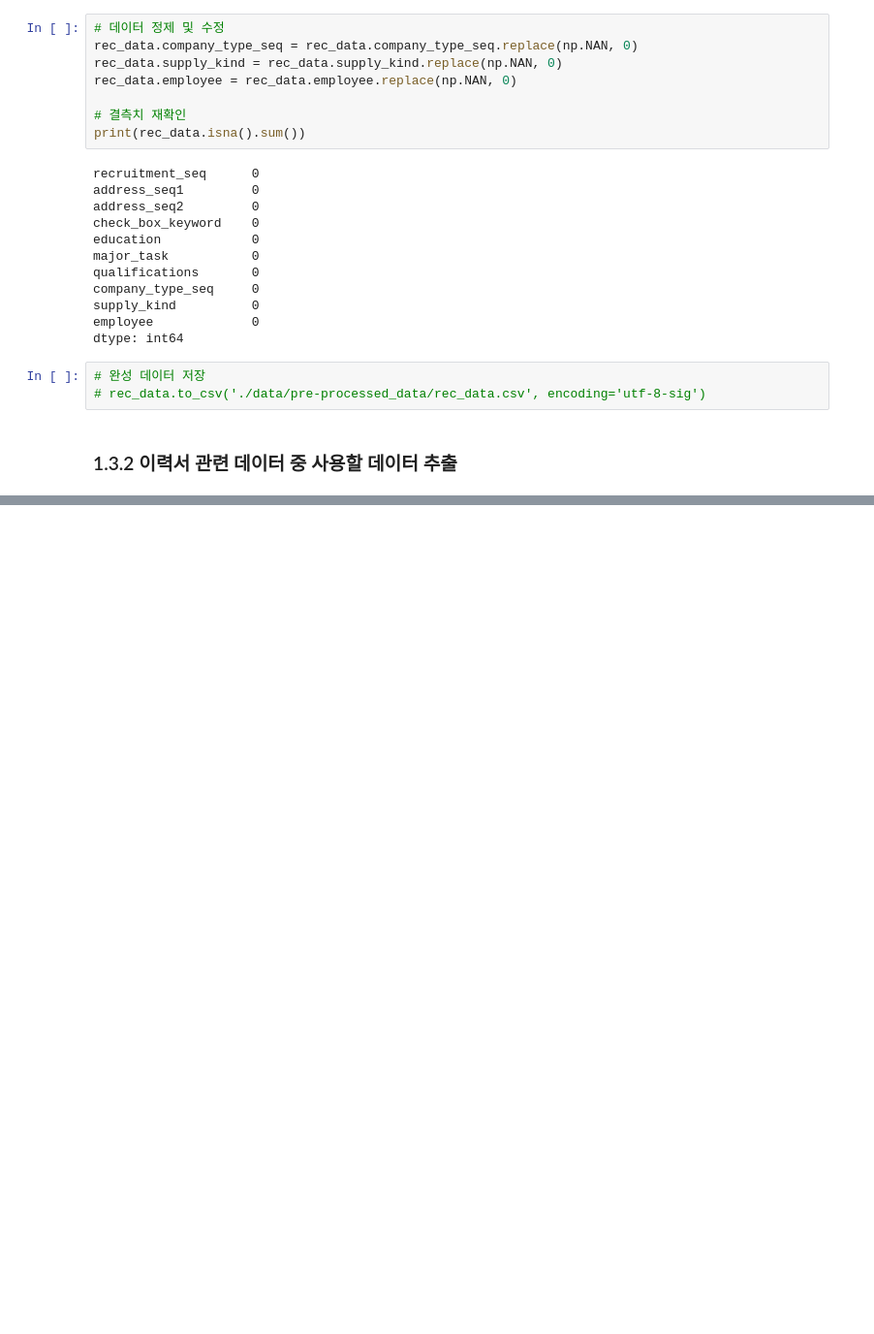
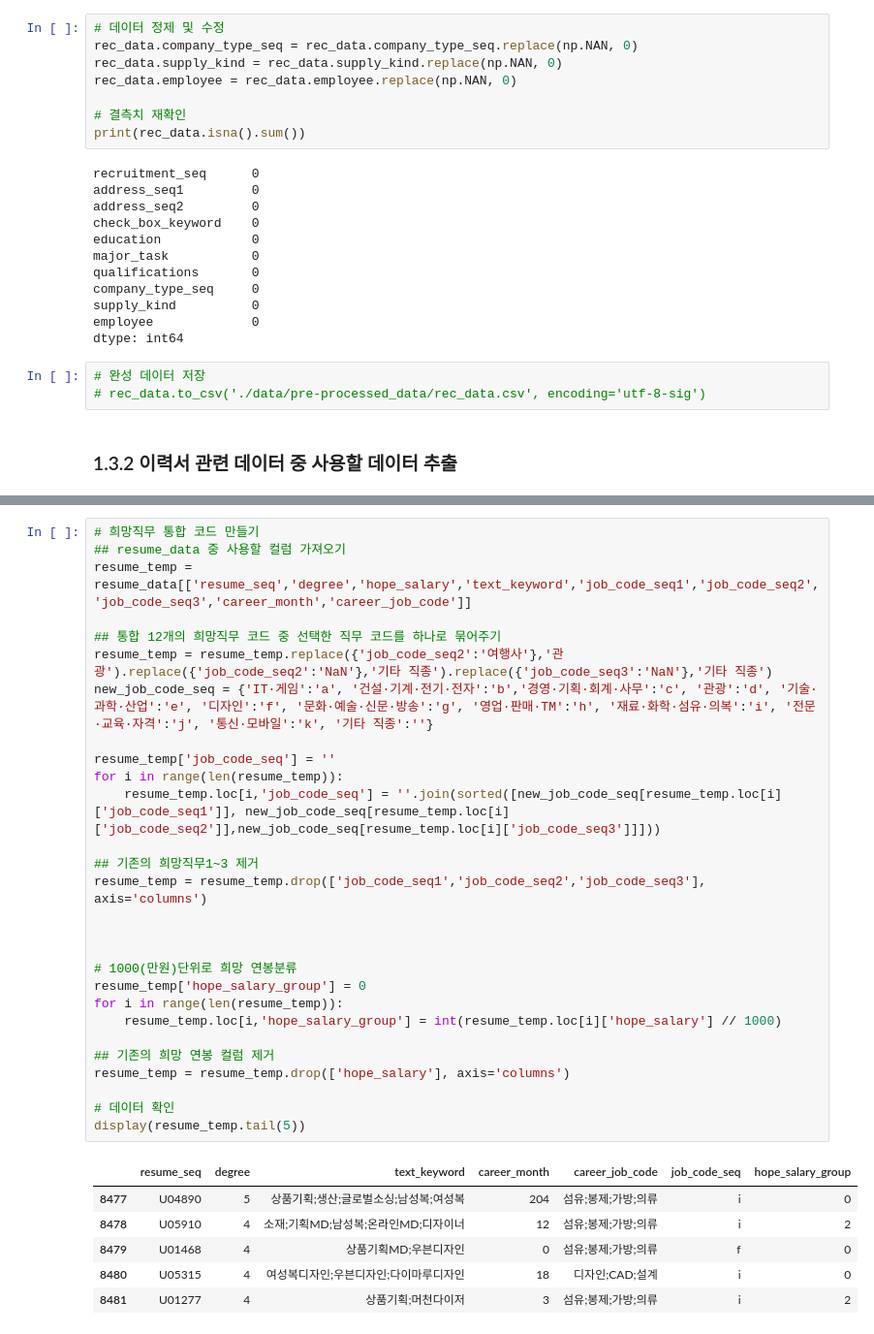
Before and after one commit to Kim-SeongSu/Dacon_Kookmin_University, a Jupyter notebook: kookmin_ai.ipynb, the cells around one changed output, grey strips where cells are left out. Shown at 97% size. Drawn from its saved outputs; the diff is of its cells as text; blank space fills up the shorter version.

Commit message:
update: resume chap2 complete
이력서 관련 데이터 정리 완료
- 이력서 데이터 보완
- 교육 데이터 전처리 완료

```diff
--- a/kookmin_ai.ipynb
+++ b/kookmin_ai.ipynb
@@ -743,0 +520,35 @@ dtype: int64
+# %%
+# 희망직무 통합 코드 만들기
+## resume_data 중 사용할 컬럼 가져오기
+resume_temp = resume_data[['resume_seq','degree','hope_salary','text_keyword','job_code_seq1','job_code_seq2','job_code_seq3','career_month','career_job_code']]
+
+## 통합 12개의 희망직무 코드 중 선택한 직무 코드를 하나로 묶어주기
+resume_temp = resume_temp.replace({'job_code_seq2':'여행사'},'관광').replace({'job_code_seq2':'NaN'},'기타 직종').replace({'job_code_seq3':'NaN'},'기타 직종')
+new_job_code_seq = {'IT·게임':'a', '건설·기계·전기·전자':'b','경영·기획·회계·사무':'c', '관광':'d', '기술·과학·산업':'e', '디자인':'f', '문화·예술·신문·방송':'g', '영업·판매·TM':'h', '재료·화학·섬유·의복':'i', '전문·교육·자격':'j', '통신·모바일':'k', '기타 직종':''}
+
+resume_temp['job_code_seq'] = ''
+for i in range(len(resume_temp)):
+    resume_temp.loc[i,'job_code_seq'] = ''.join(sorted([new_job_code_seq[resume_temp.loc[i]['job_code_seq1']], new_job_code_seq[resume_temp.loc[i]['job_code_seq2']],new_job_code_seq[resume_temp.loc[i]['job_code_seq3']]]))
+
+## 기존의 희망직무1~3 제거
+resume_temp = resume_temp.drop(['job_code_seq1','job_code_seq2','job_code_seq3'], axis='columns')
+
+
+
+# 1000(만원)단위로 희망 연봉분류
+resume_temp['hope_salary_group'] = 0
+for i in range(len(resume_temp)):
+    resume_temp.loc[i,'hope_salary_group'] = int(resume_temp.loc[i]['hope_salary'] // 1000)
+
+## 기존의 희망 연봉 컬럼 제거
+resume_temp = resume_temp.drop(['hope_salary'], axis='columns')
+
+# 데이터 확인
+display(resume_temp.tail(5))
+# %% [output]
+|  | resume_seq | degree | text_keyword | career_month | career_job_code | job_code_seq | hope_salary_group |
+| 8477 | U04890 | 5 | 상품기획;생산;글로벌소싱;남성복;여성복 | 204 | 섬유;봉제;가방;의류 | i | 0 |
+| 8478 | U05910 | 4 | 소재;기획MD;남성복;온라인MD;디자이너 | 12 | 섬유;봉제;가방;의류 | i | 2 |
+| 8479 | U01468 | 4 | 상품기획MD;우븐디자인 | 0 | 섬유;봉제;가방;의류 | f | 0 |
+| 8480 | U05315 | 4 | 여성복디자인;우븐디자인;다이마루디자인 | 18 | 디자인;CAD;설계 | i | 0 |
+| 8481 | U01277 | 4 | 상품기획;머천다이저 | 3 | 섬유;봉제;가방;의류 | i | 2 |
```
Also changed, not shown: parts of 36 cells of this notebook.
